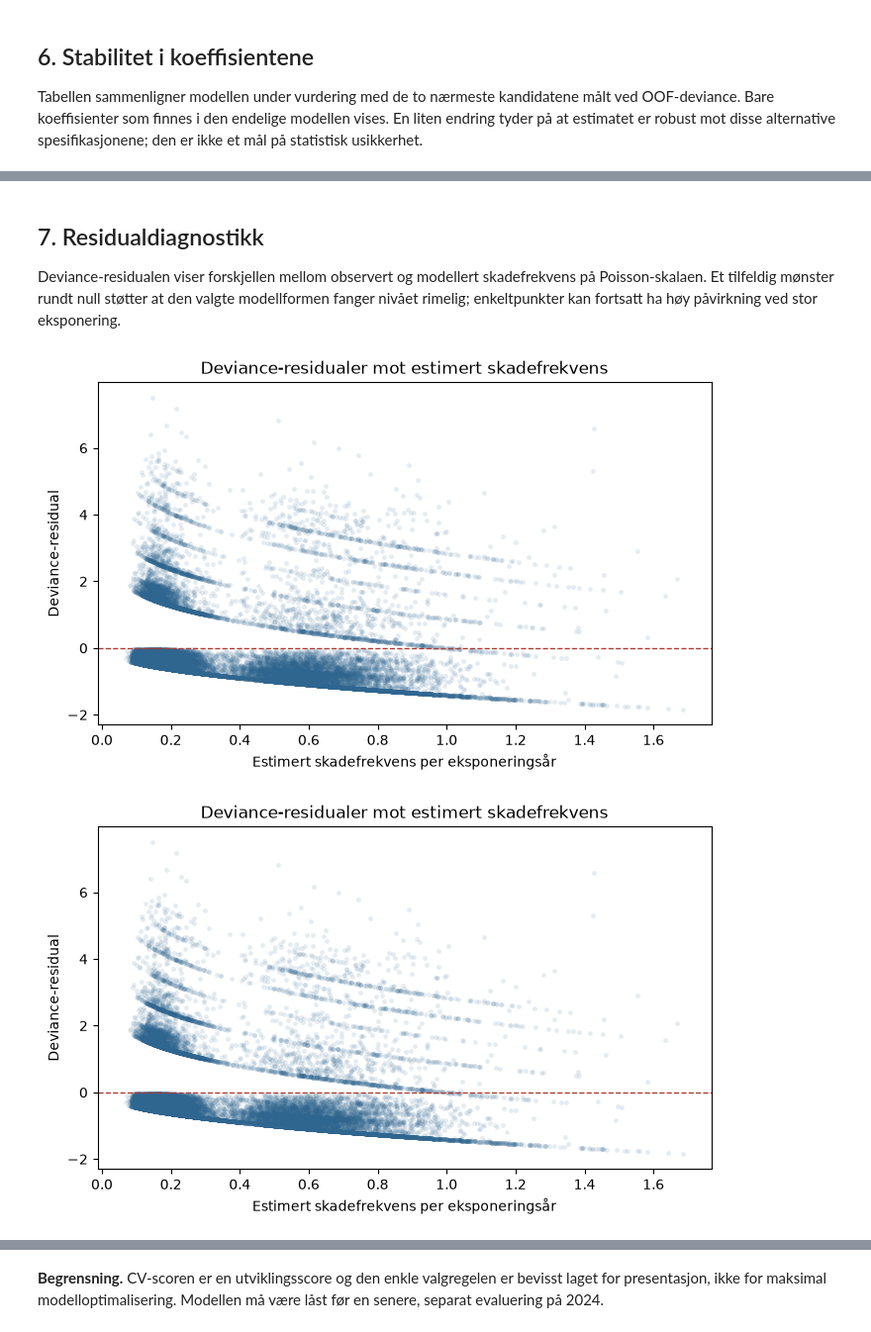
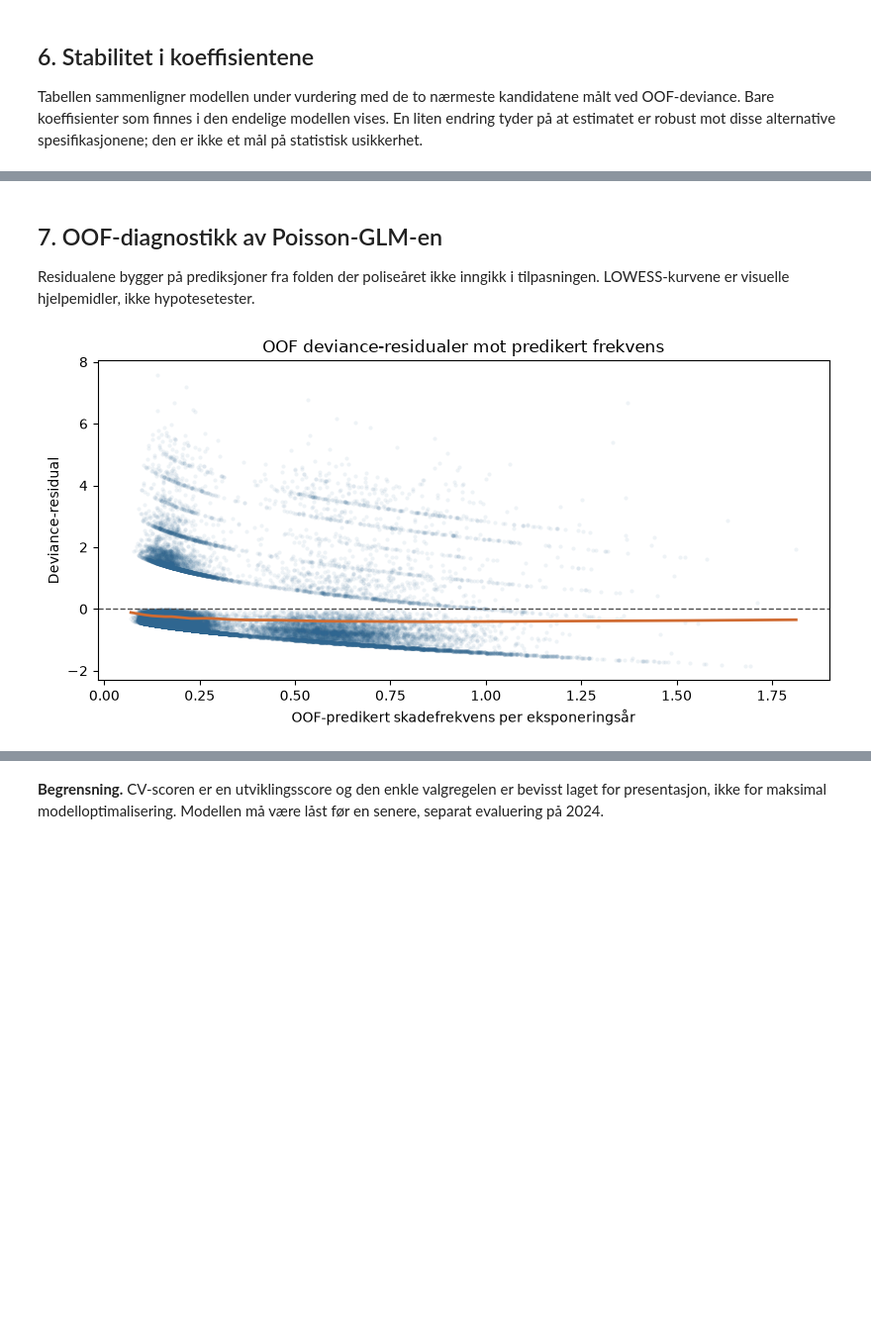
Before and after one commit to MarkusBjerkaas/Motor-Insurance-GLM-ML, a Jupyter notebook: glm_pricing_models.ipynb, the cells around one changed output, grey strips where cells are left out. Shown at 99% size. Cells and saved outputs as stored; diff of their text form; code cells hidden in the pictures; blank space fills up the shorter version.

```diff
--- a/glm_pricing_models.ipynb
+++ b/glm_pricing_models.ipynb
@@ -311,10 +319,11 @@ def ablate_model(start_name, spline_terms, includes_interaction):
         protected.add("driver_age")
 
     while True:
+        removable = [column for column in current_predictors if column not in protected]
+        if not removable:
+            return current_name, removed
         candidates = {}
-        for column in current_predictors:
-            if column in protected:
-                continue
+        for column in removable:
             name = f"{current_name}_uten_{column}"
             remaining = [item for item in current_predictors if item != column]
             terms = [item for item in spline_terms if item[0] in remaining]
@@ -363,7 +372,7 @@ Den automatiske ablasjonsregelen beholdt `municipality_type`, men kandidaten
 Koeffisientene estimeres på alle utviklingsdata og beskriver sammenhenger i
 dette datasettet, ikke kausale effekter.
 # %%
-review_model_name = "kjerne_med_seter_uten_municipality_type"
+review_model_name = final_model_name
 assert review_model_name in specifications
 review_specification = specifications[review_model_name]
 final_design = prepare_design_frame(
@@ -470,12 +483,16 @@ display(coefficient_stability.round(3))
 # %% [markdown]
-## 7. Residualdiagnostikk
+## 7. OOF-diagnostikk av Poisson-GLM-en
 
-Deviance-residualen viser forskjellen mellom observert og modellert
-skadefrekvens på Poisson-skalaen. Et tilfeldig mønster rundt null støtter at
-den valgte modellformen fanger nivået rimelig; enkeltpunkter kan fortsatt ha
-høy påvirkning ved stor eksponering.
+Residualene bygger på prediksjoner fra folden der poliseåret ikke inngikk i
+tilpasningen. LOWESS-kurvene er visuelle hjelpemidler, ikke hypotesetester.
 # %%
-plot_glm_residuals(final_fit, final_design)
+oof_frequency = cv_results[review_model_name]["oof"]
+assert oof_frequency.index.equals(model_frame.index)
+assert oof_frequency.notna().all()
+oof_expected_claims = oof_frequency * model_frame["total_exposure"]
+oof_residuals = poisson_deviance_residuals(
+    model_frame["property_claims"], oof_expected_claims
+)
+oof_fitted_figure = plot_oof_residuals_against_fitted(oof_frequency, oof_residuals)
 # %% [output]
-[figure, old version]
+[figure, new version]
-[figure, removed]
```
Also changed, not shown: parts of 9 cells of this notebook, 37 other files.
